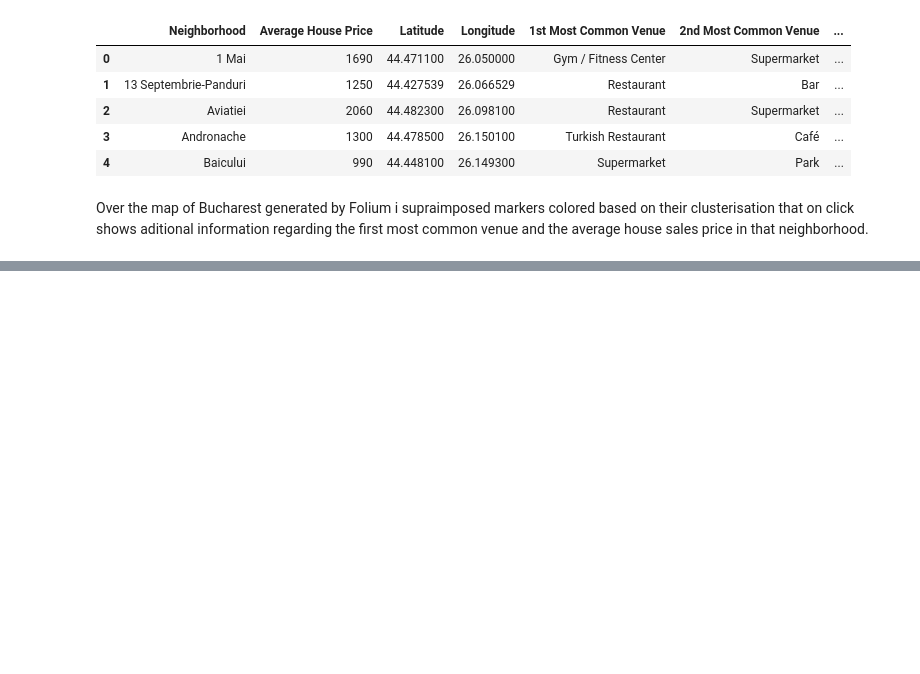
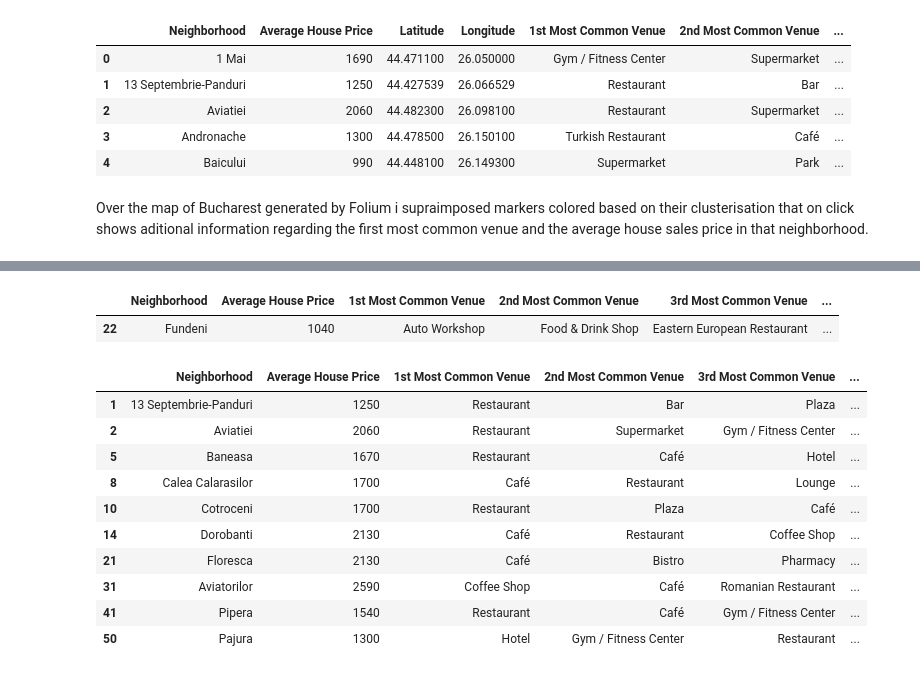
Before and after one commit to costigaina/Coursera_Capstone, a Jupyter notebook: Final Project_Bucharest Neighborhoods Battle_v1.ipynb, the cells around one changed output, grey strips where cells are left out. Drawn from its saved outputs; the diff is of its cells as text; code cells hidden in the pictures; blank space fills up the shorter version.

```diff
--- a/Final Project_Bucharest Neighborhoods Battle_v1.ipynb
+++ b/Final Project_Bucharest Neighborhoods Battle_v1.ipynb
@@ -472,0 +463,19 @@ map_clusters
+# %%
+Bucharest_merged.loc[Bucharest_merged['Cluster Labels'] == 1, Bucharest_merged.columns[[0]  + [1]  + list(range(4, Bucharest_merged.shape[1]))]]
+# %% [output]
+|  | Neighborhood | Average House Price | 1st Most Common Venue | 2nd Most Common Venue | 3rd Most Common Venue | ... |
+| 22 | Fundeni | 1040 | Auto Workshop | Food & Drink Shop | Eastern European Restaurant | ... |
+# %%
+Bucharest_merged.loc[Bucharest_merged['Cluster Labels'] == 2, Bucharest_merged.columns[[0]  + [1] + list(range(4, Bucharest_merged.shape[1]))]]
+# %% [output]
+|  | Neighborhood | Average House Price | 1st Most Common Venue | 2nd Most Common Venue | 3rd Most Common Venue | ... |
+| 1 | 13 Septembrie-Panduri | 1250 | Restaurant | Bar | Plaza | ... |
+| 2 | Aviatiei | 2060 | Restaurant | Supermarket | Gym / Fitness Center | ... |
+| 5 | Baneasa | 1670 | Restaurant | Café | Hotel | ... |
+| 8 | Calea Calarasilor | 1700 | Café | Restaurant | Lounge | ... |
+| 10 | Cotroceni | 1700 | Restaurant | Plaza | Café | ... |
+| 14 | Dorobanti | 2130 | Café | Restaurant | Coffee Shop | ... |
+| 21 | Floresca | 2130 | Café | Bistro | Pharmacy | ... |
+| 31 | Aviatorilor | 2590 | Coffee Shop | Café | Romanian Restaurant | ... |
+| 41 | Pipera | 1540 | Restaurant | Café | Gym / Fitness Center | ... |
+| 50 | Pajura | 1300 | Hotel | Gym / Fitness Center | Restaurant | ... |
```
Also changed, not shown: parts of 25 cells of this notebook.
